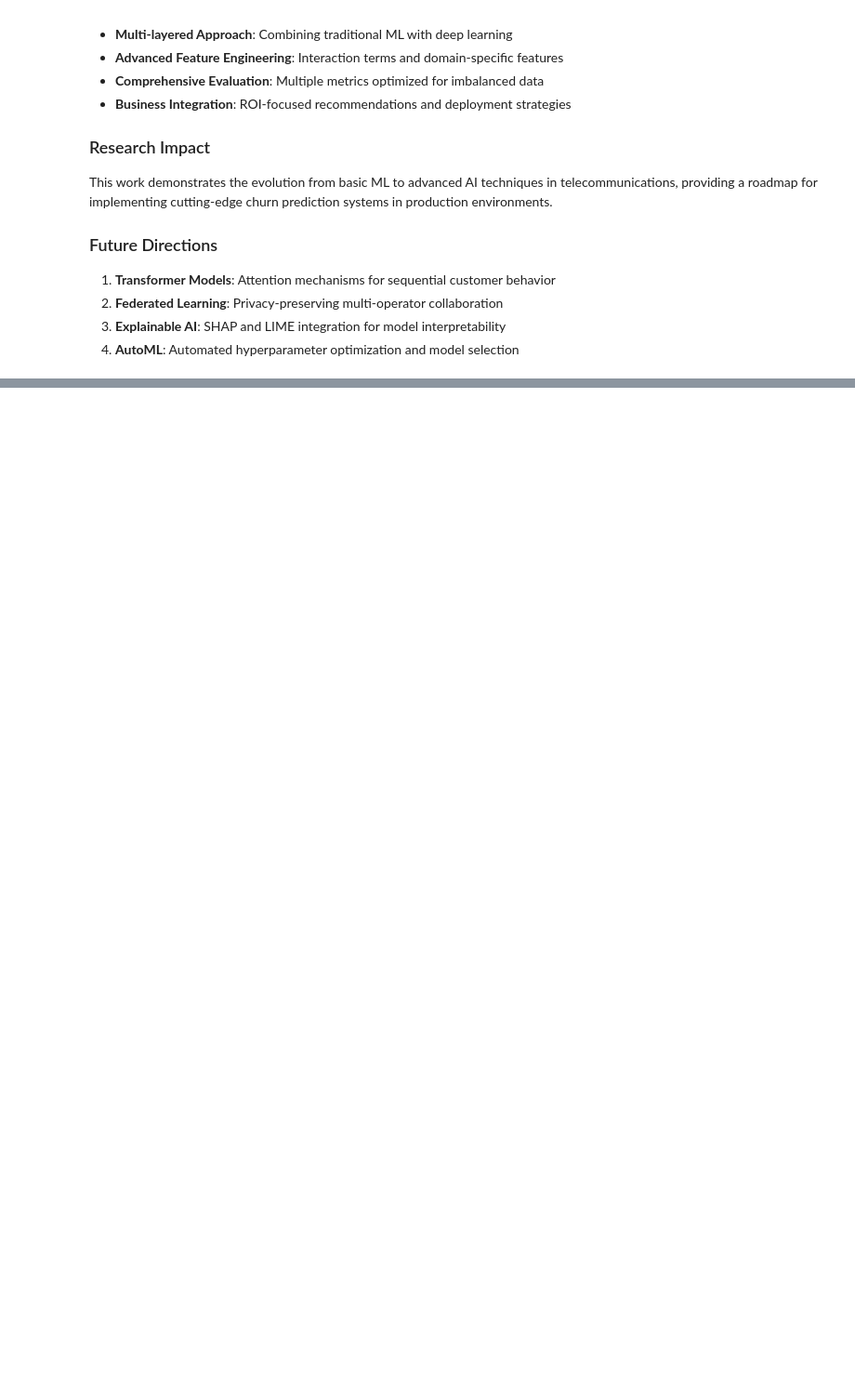
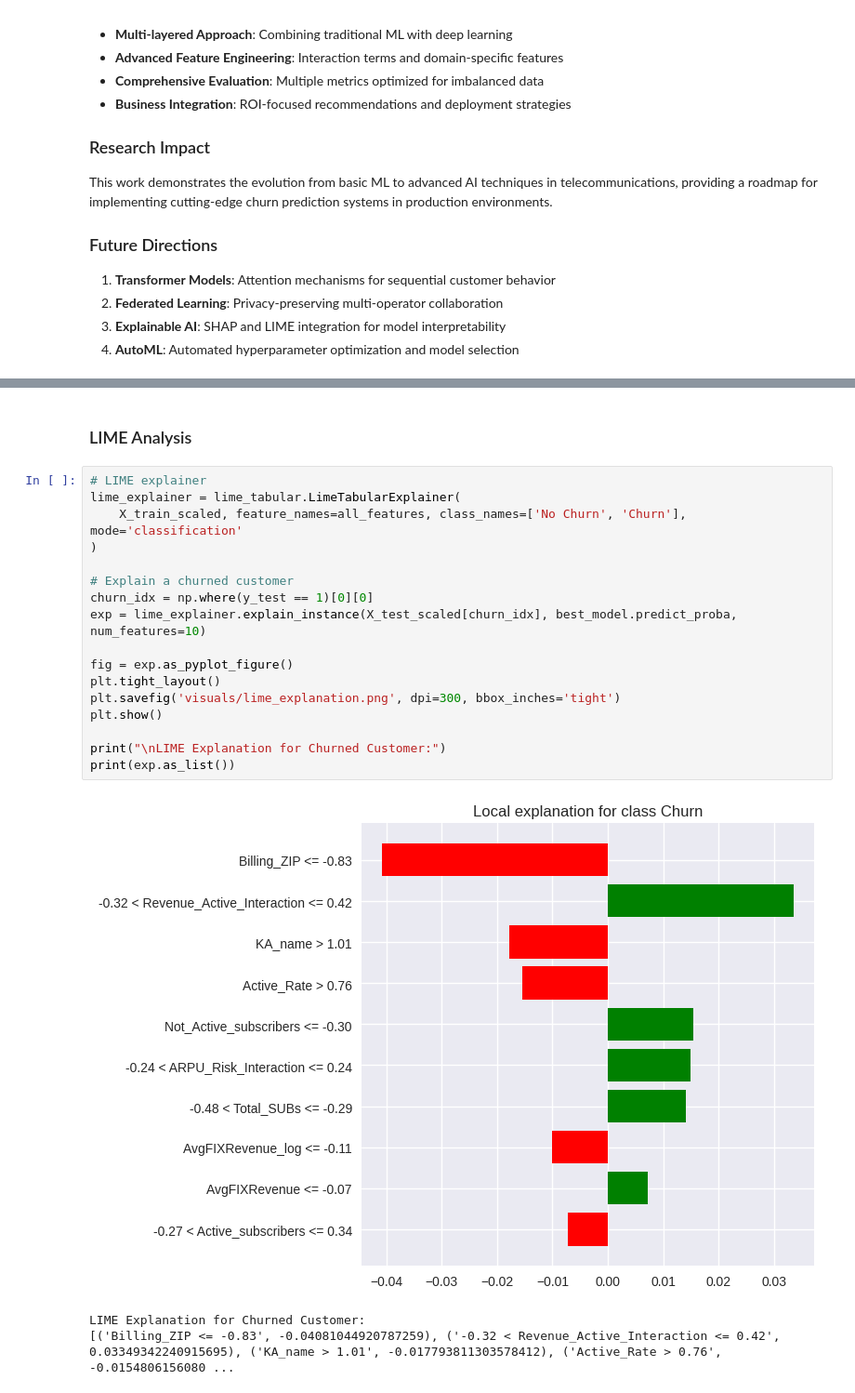
Before and after one commit to adeline-pepela/Module-5, a Jupyter notebook: Predictive and Optimization Analytics/POA-Project/Churn-main/modeling_3.ipynb, the cells around one changed output, grey strips where cells are left out. Shown at 93% size. Cells and saved outputs as stored; diff of their text form; blank space fills up the shorter version.

```diff
--- a/Predictive and Optimization Analytics/POA-Project/Churn-main/modeling_3.ipynb
+++ b/Predictive and Optimization Analytics/POA-Project/Churn-main/modeling_3.ipynb
@@ -1071,0 +1157,23 @@ This work demonstrates the evolution from basic ML to advanced AI techniques in
+# %% [markdown]
+### LIME Analysis
+# %%
+# LIME explainer
+lime_explainer = lime_tabular.LimeTabularExplainer(
+    X_train_scaled, feature_names=all_features, class_names=['No Churn', 'Churn'], mode='classification'
+)
+
+# Explain a churned customer
+churn_idx = np.where(y_test == 1)[0][0]
+exp = lime_explainer.explain_instance(X_test_scaled[churn_idx], best_model.predict_proba, num_features=10)
+
+fig = exp.as_pyplot_figure()
+plt.tight_layout()
+plt.savefig('visuals/lime_explanation.png', dpi=300, bbox_inches='tight')
+plt.show()
+
+print("\nLIME Explanation for Churned Customer:")
+print(exp.as_list())
+# %% [output]
+[figure, added]
+LIME Explanation for Churned Customer:
+[('Billing_ZIP <= -0.83', -0.04081044920787259), ('-0.32 < Revenue_Active_Interaction <= 0.42', 0.03349342240915695), ('KA_name > 1.01', -0.017793811303578412), ('Active_Rate > 0.76', -0.0154806156080 ...
```
Also changed, not shown: parts of 19 cells of this notebook.
